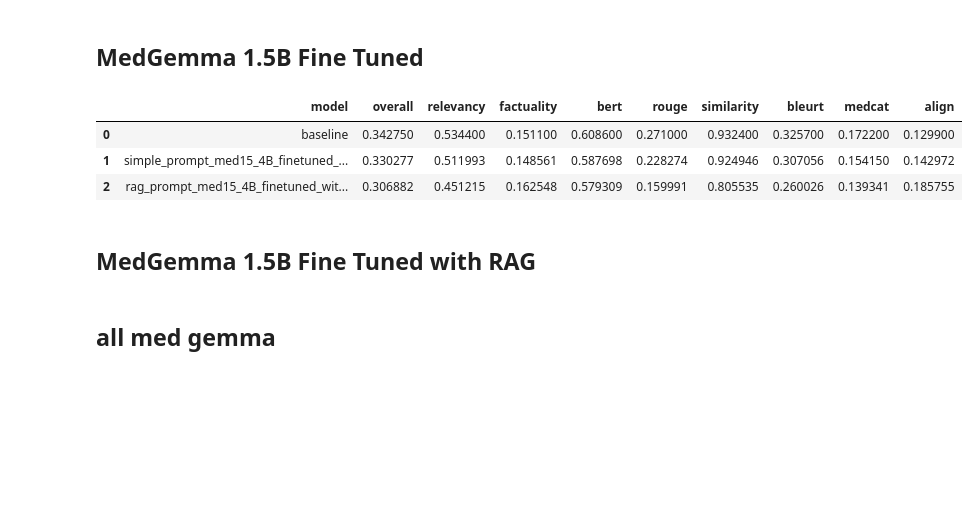
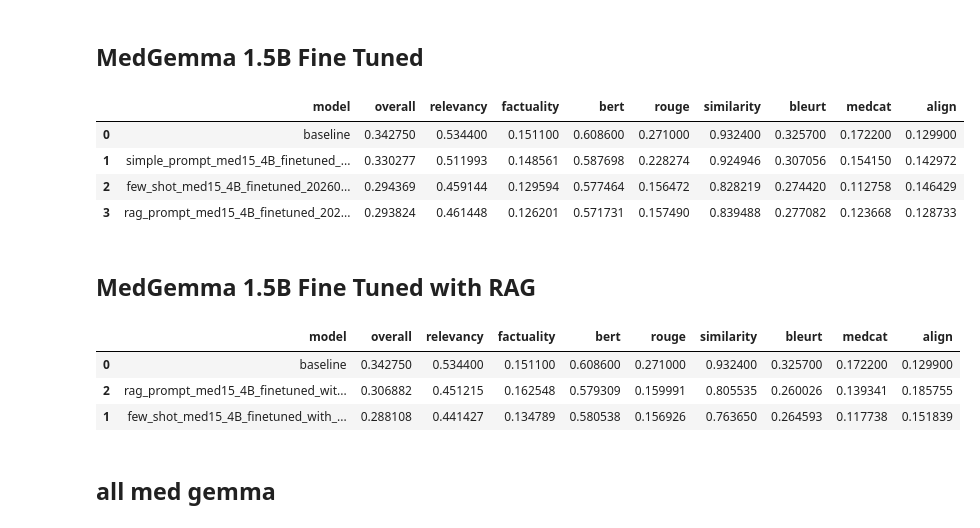
Before and after one commit to mfbosco/imageclef2026-368-rag, a Jupyter notebook: artifacts/results/compare_results/results_by_model.ipynb, the cells around one changed output. Saved outputs shown, nothing was run; the diff lists cells and outputs as text; code cells hidden in the pictures; blank space fills up the shorter version.

Commit message:
eval results for few shot on fine tuned 1.5B with rag

```diff
--- a/artifacts/results/compare_results/results_by_model.ipynb
+++ b/artifacts/results/compare_results/results_by_model.ipynb
@@ -155,19 +155,22 @@ scores_to_df(paths_mg_puro).sort_values("overall", ascending=False)
 ## MedGemma 1.5B Fine Tuned
 # %%
 results_mg_ft_sp  = "../../../artifacts/results/simple_prompt_med15_4B_finetuned_20260422_102940"
-results_mg_ft_rag = "../../../artifacts/results/rag_prompt_med15_4B_finetuned_with_rag_20260425_081439"
+results_mg_ft_fs = "../../../artifacts/results/few_shot_med15_4B_finetuned_20260426_105810"
+results_mg_ft_rag = "../../../artifacts/results/rag_prompt_med15_4B_finetuned_20260426_203118"
 # %%
 paths_mg_15B_ft = [
     baseline,
     results_mg_ft_sp,
+    results_mg_ft_fs,
     results_mg_ft_rag
 ]
 scores_to_df(paths_mg_15B_ft).sort_values("overall", ascending=False)
 # %% [output]
 |  | model | overall | relevancy | factuality | bert | rouge | similarity | bleurt | medcat | align |
 | 0 | baseline | 0.342750 | 0.534400 | 0.151100 | 0.608600 | 0.271000 | 0.932400 | 0.325700 | 0.172200 | 0.129900 |
 | 1 | simple_prompt_med15_4B_finetuned_... | 0.330277 | 0.511993 | 0.148561 | 0.587698 | 0.228274 | 0.924946 | 0.307056 | 0.154150 | 0.142972 |
-| 2 | rag_prompt_med15_4B_finetuned_wit... | 0.306882 | 0.451215 | 0.162548 | 0.579309 | 0.159991 | 0.805535 | 0.260026 | 0.139341 | 0.185755 |
+| 2 | few_shot_med15_4B_finetuned_20260... | 0.294369 | 0.459144 | 0.129594 | 0.577464 | 0.156472 | 0.828219 | 0.274420 | 0.112758 | 0.146429 |
+| 3 | rag_prompt_med15_4B_finetuned_202... | 0.293824 | 0.461448 | 0.126201 | 0.571731 | 0.157490 | 0.839488 | 0.277082 | 0.123668 | 0.128733 |
 # %% [markdown]
 ## MedGemma 1.5B Fine Tuned with RAG
 # %%
@@ -175,3 +180,16 @@ results_mg_ftr_rag = "artifacts/results/rag_prompt_med15_4B_finetuned_with_rag_2
+# %%
+paths_mg_15B_ftr = [
+    baseline,
+    #results_mg_ftr_sp,
+    results_mg_ftr_fs,
+    results_mg_ftr_rag
+]
+scores_to_df(paths_mg_15B_ftr).sort_values("overall", ascending=False)
+# %% [output]
+|  | model | overall | relevancy | factuality | bert | rouge | similarity | bleurt | medcat | align |
+| 0 | baseline | 0.342750 | 0.534400 | 0.151100 | 0.608600 | 0.271000 | 0.932400 | 0.325700 | 0.172200 | 0.129900 |
+| 2 | rag_prompt_med15_4B_finetuned_wit... | 0.306882 | 0.451215 | 0.162548 | 0.579309 | 0.159991 | 0.805535 | 0.260026 | 0.139341 | 0.185755 |
+| 1 | few_shot_med15_4B_finetuned_with_... | 0.288108 | 0.441427 | 0.134789 | 0.580538 | 0.156926 | 0.763650 | 0.264593 | 0.117738 | 0.151839 |
 # %% [markdown]
 ## all med gemma
 # %%
```
Also changed, not shown: parts of 4 cells of this notebook, 4 other files.
